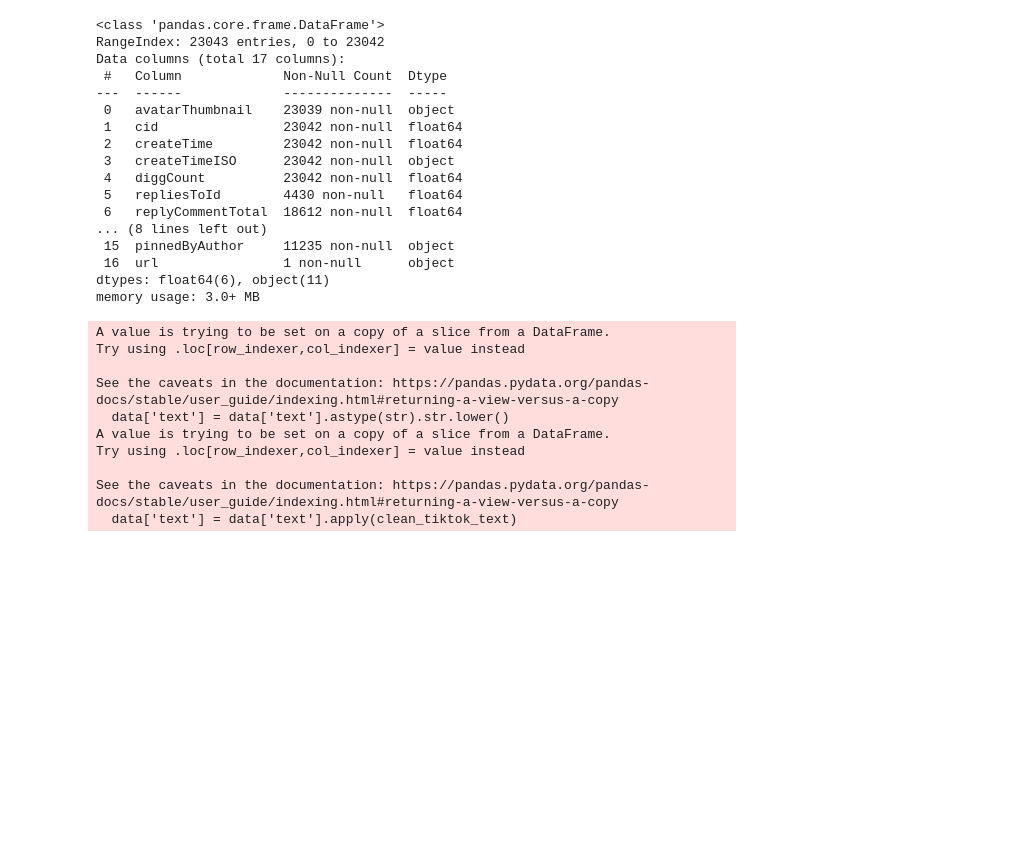
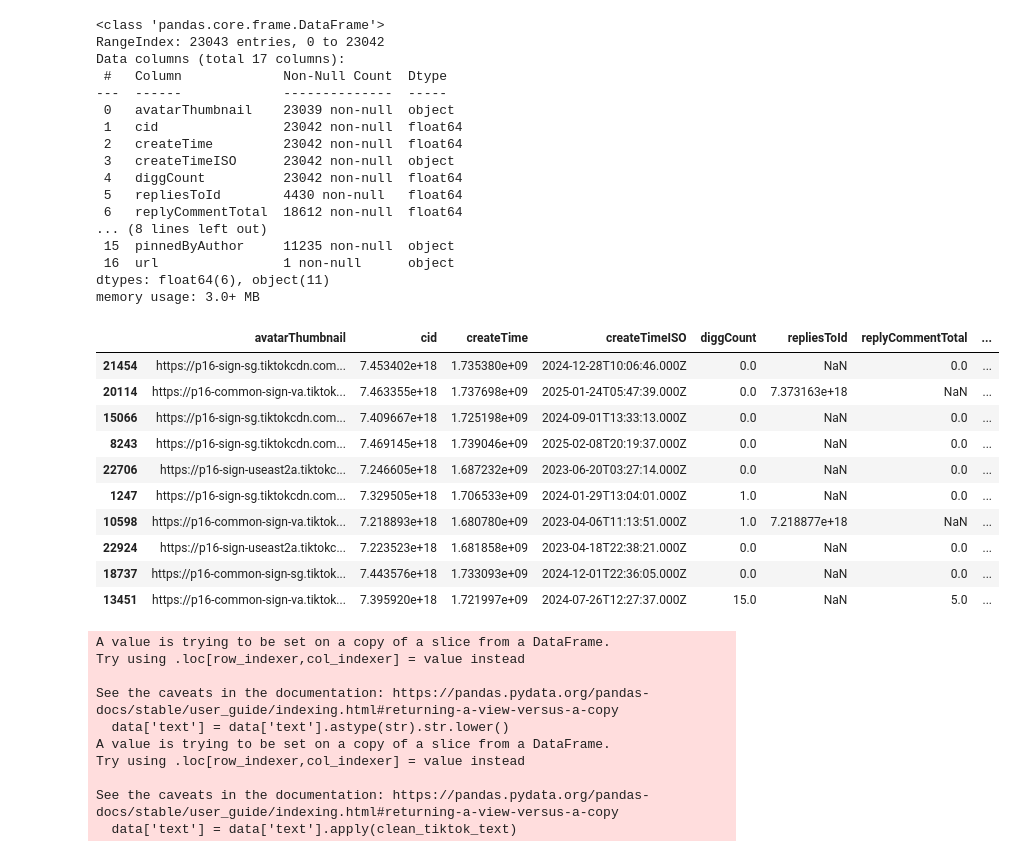
Before and after one commit to mufidmoesz/mental-health-sentiment-analysis, a Jupyter notebook: cleaning.ipynb, the cells around one changed output. Saved outputs shown, nothing was run; the diff lists cells and outputs as text; code cells hidden in the pictures; blank space fills up the shorter version.

```diff
--- a/cleaning.ipynb
+++ b/cleaning.ipynb
@@ -3,6 +3,7 @@ import pandas as pd
 import os
 import emoji
 import regex as re
+pd.set_option('display.max_colwidth', None)
 # %%
 folder_path = "../dataset/clockworks-scraper"
 # %%
@@ -30,6 +31,20 @@ Data columns (total 17 columns):
  16  url                1 non-null      object
 dtypes: float64(6), object(11)
 memory usage: 3.0+ MB
+# %%
+combined_df.sample(10)
+# %% [output]
+|  | avatarThumbnail | cid | createTime | createTimeISO | diggCount | repliesToId | replyCommentTotal | ... |
+| 21454 | https://p16-sign-sg.tiktokcdn.com... | 7.453402e+18 | 1.735380e+09 | 2024-12-28T10:06:46.000Z | 0.0 | NaN | 0.0 | ... |
+| 20114 | https://p16-common-sign-va.tiktok... | 7.463355e+18 | 1.737698e+09 | 2025-01-24T05:47:39.000Z | 0.0 | 7.373163e+18 | NaN | ... |
+| 15066 | https://p16-sign-sg.tiktokcdn.com... | 7.409667e+18 | 1.725198e+09 | 2024-09-01T13:33:13.000Z | 0.0 | NaN | 0.0 | ... |
+| 8243 | https://p16-sign-sg.tiktokcdn.com... | 7.469145e+18 | 1.739046e+09 | 2025-02-08T20:19:37.000Z | 0.0 | NaN | 0.0 | ... |
+| 22706 | https://p16-sign-useast2a.tiktokc... | 7.246605e+18 | 1.687232e+09 | 2023-06-20T03:27:14.000Z | 0.0 | NaN | 0.0 | ... |
+| 1247 | https://p16-sign-sg.tiktokcdn.com... | 7.329505e+18 | 1.706533e+09 | 2024-01-29T13:04:01.000Z | 1.0 | NaN | 0.0 | ... |
+| 10598 | https://p16-common-sign-va.tiktok... | 7.218893e+18 | 1.680780e+09 | 2023-04-06T11:13:51.000Z | 1.0 | 7.218877e+18 | NaN | ... |
+| 22924 | https://p16-sign-useast2a.tiktokc... | 7.223523e+18 | 1.681858e+09 | 2023-04-18T22:38:21.000Z | 0.0 | NaN | 0.0 | ... |
+| 18737 | https://p16-common-sign-sg.tiktok... | 7.443576e+18 | 1.733093e+09 | 2024-12-01T22:36:05.000Z | 0.0 | NaN | 0.0 | ... |
+| 13451 | https://p16-common-sign-va.tiktok... | 7.395920e+18 | 1.721997e+09 | 2024-07-26T12:27:37.000Z | 15.0 | NaN | 5.0 | ... |
 # %%
 # Remove NaN values before processing
 data = combined_df.dropna(subset=['text'])
```
Also changed, not shown: 3 other files.
